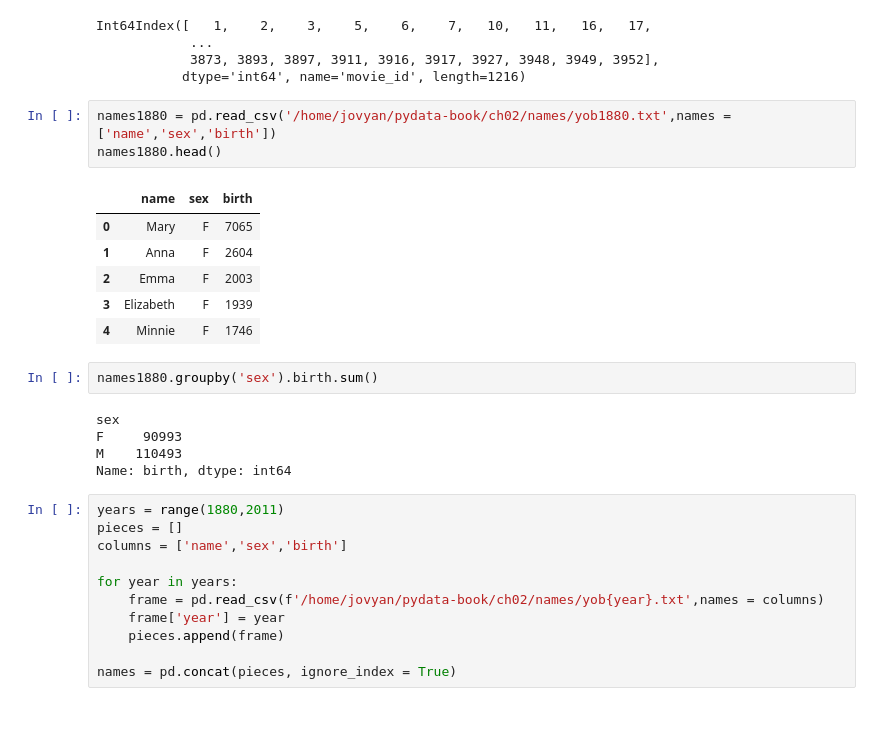
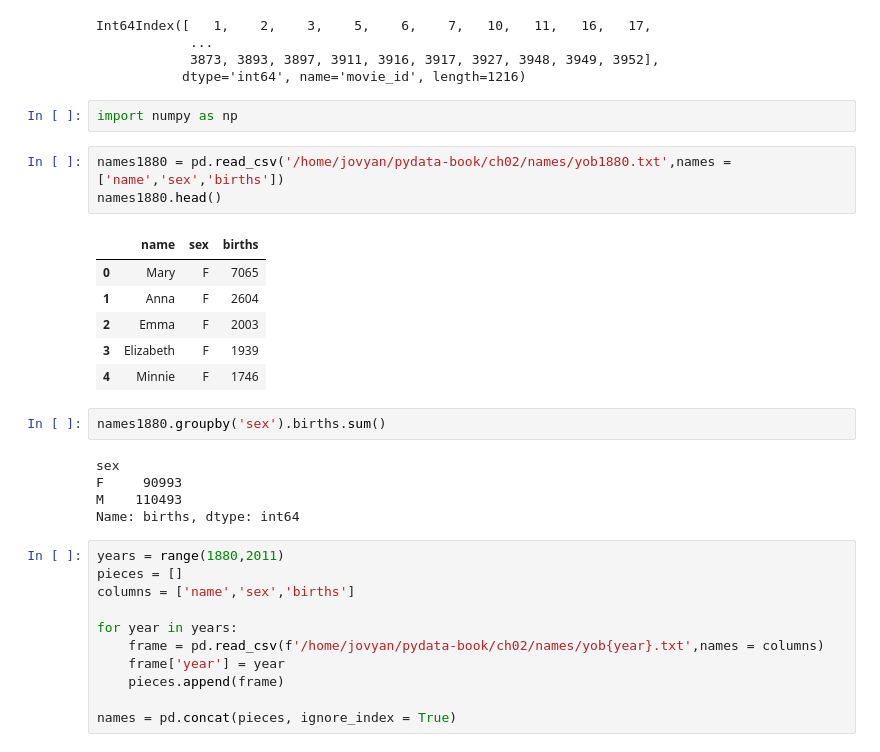
Before and after one commit to siddshah101/pydata-book, a Jupyter notebook: Chapter 2.ipynb, the cells around one changed output. Cells and saved outputs as stored; diff of their text form; blank space fills up the shorter version.

```diff
--- a/Chapter 2.ipynb
+++ b/Chapter 2.ipynb
@@ -219,27 +221,29 @@ Int64Index([   1,    2,    3,    5,    6,    7,   10,   11,   16,   17,
             ...
             3873, 3893, 3897, 3911, 3916, 3917, 3927, 3948, 3949, 3952],
            dtype='int64', name='movie_id', length=1216)
+# %%
+import numpy as np
 # %%
-names1880 = pd.read_csv('/home/jovyan/pydata-book/ch02/names/yob1880.txt',names = ['name','sex','birth'])
+names1880 = pd.read_csv('/home/jovyan/pydata-book/ch02/names/yob1880.txt',names = ['name','sex','births'])
 names1880.head()
 # %% [output]
-|  | name | sex | birth |
+|  | name | sex | births |
 | 0 | Mary | F | 7065 |
 | 1 | Anna | F | 2604 |
 | 2 | Emma | F | 2003 |
 | 3 | Elizabeth | F | 1939 |
 | 4 | Minnie | F | 1746 |
 # %%
-names1880.groupby('sex').birth.sum()
+names1880.groupby('sex').births.sum()
 # %% [output]
 sex
 F     90993
 M    110493
-Name: birth, dtype: int64
+Name: births, dtype: int64
 # %%
 years = range(1880,2011)
 pieces = []
-columns = ['name','sex','birth']
+columns = ['name','sex','births']
 
 for year in years:
     frame = pd.read_csv(f'/home/jovyan/pydata-book/ch02/names/yob{year}.txt',names = columns)
```
Also changed, not shown: parts of 8 cells of this notebook.
